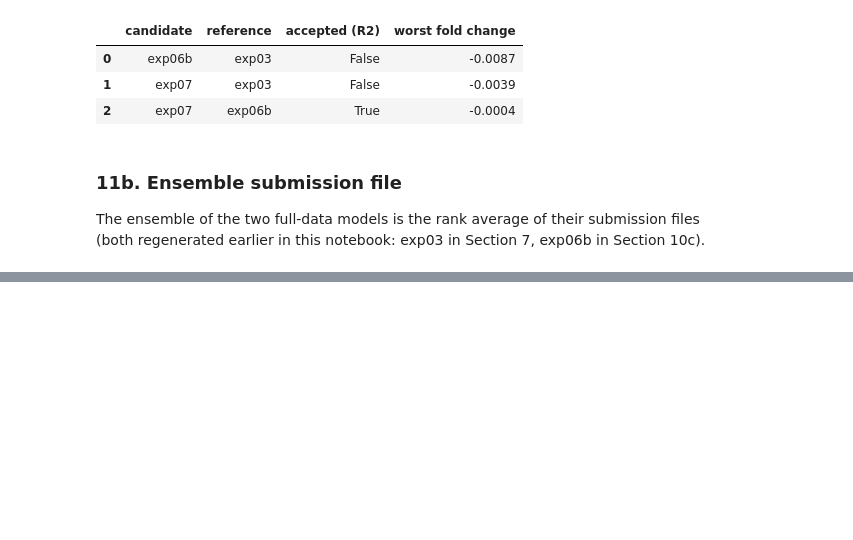
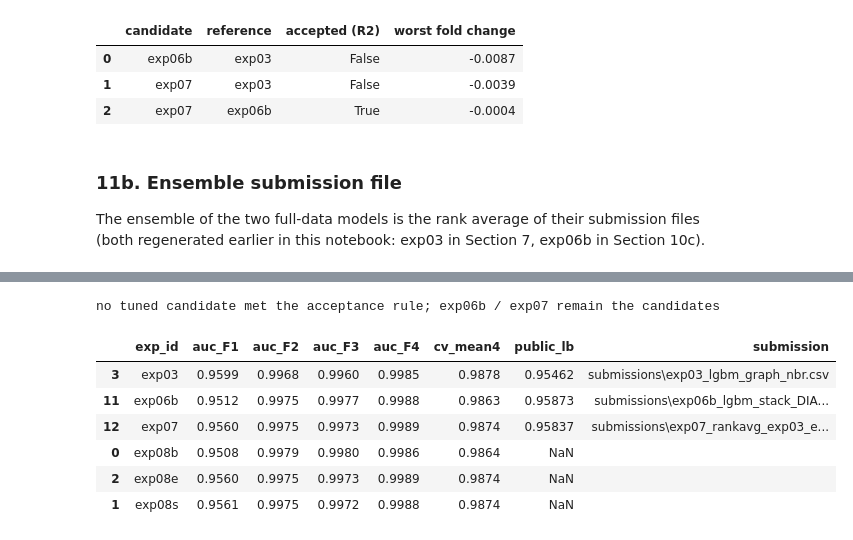
Before and after one commit to tanbeng123/bt4012-e1139091-kaggle-2026, a Jupyter notebook: bt4012_solution.ipynb, the cells around one changed output, grey strips where cells are left out. Drawn from its saved outputs; the diff is of its cells as text; code cells hidden in the pictures; blank space fills up the shorter version.

```diff
--- a/bt4012_solution.ipynb
+++ b/bt4012_solution.ipynb
@@ -751,0 +912,20 @@ saved submissions\exp07_rankavg_exp03_exp06b.csv
+# %%
+ok_b = tune_b[tune_b.worst_fold >= -0.005]           # no fold more than 0.005 worse
+best_b_cfg = json.loads(ok_b.iloc[0].b_config) if len(ok_b) else None
+print('best stage-B config:', best_b_cfg)
+
+if RUN_SEARCH and best_b_cfg is not None:
+    rows = []
+    for _, r in ok_b.head(3).iterrows():
+        t0 = time.time()
+        res = fold_aucs(fold_preds_b(lgbm_params(best_b_cfg), lgbm_params(json.loads(r.b_config))))
+        rows.append({'stage': 'A', 'cfg_id': 'A_' + r.cfg_id, 'b_config': json.dumps(best_b_cfg), 'a_config': r.b_config,
+                     **res, 'sec': round(time.time() - t0)})
+        print(rows[-1]['cfg_id'], {k: round(v, 4) for k, v in res.items()}, f"{rows[-1]['sec']}s")
+    tune = pd.concat([tune, pd.DataFrame(rows)], ignore_index=True)
+    tune.to_csv(TUNE_CACHE, index=False)
+elif RUN_SEARCH:
+    tune.to_csv(TUNE_CACHE, index=False)
+
+both = summarise(tune[(tune.stage == 'A') | (tune.cfg_id == ok_b.iloc[0].cfg_id)] if best_b_cfg else tune.iloc[:0])
+both[['cfg_id', 'a_config'] + list(ALL_FOLDS) + ['mean', 'gain_vs_exp06b', 'worst_fold', 'accepted']].round(4)
@@ -751,0 +982,49 @@ saved submissions\exp07_rankavg_exp03_exp06b.csv
+# %%
+# final fits on all labelled steps 1-35 for accepted candidates only
+saved = {}
+if dec['exp08b'][0]:
+    sc = stage_a_scores(lab_x, test_x, A_COLS) if a_params is None else stage_a_scores_p(lab_x, test_x, A_COLS, a_params)
+    nbs = neighbour_scores(sc)
+    saved['exp08b'] = fit_predict(b_params, lab_x.join(nbs, on='txId'), test_x.join(nbs, on='txId'), STACK_COLS)
+if dec['exp08s'][0]:
+    saved['exp08s'] = fit_predict(b_params, lab_x, test_x, FEATURE_SETS['graph_nbr'])
+if dec['exp08e'][0]:
+    s_single = saved.get('exp08s', pd.read_csv(SUB_DIR / 'exp03_lgbm_graph_nbr.csv').target.values)
+    s_stack = saved.get('exp08b', pd.read_csv(SUB_DIR / 'exp06b_lgbm_stack_DIAGNOSTIC.csv').target.values)
+    saved['exp08e'] = rank_average(s_single, s_stack)
+
+paths = {}
+for e, pred in saved.items():
+    sub = sample[['index']].copy()
+    sub['target'] = pred
+    assert sub.shape == sample.shape and (sub['index'].values == sample['index'].values).all()
+    assert np.isfinite(sub['target']).all() and sub['target'].between(0, 1).all()
+    paths[e] = SUB_DIR / f'{e}_tuned.csv'
+    sub.to_csv(paths[e], index=False)
+    print('saved', paths[e])
+if not saved:
+    print('no tuned candidate met the acceptance rule; exp06b / exp07 remain the candidates')
+
+# log every rebuilt candidate, keeping any recorded public scores
+log = pd.read_csv(LOG)
+new_log = pd.DataFrame([{
+    'exp_id': e, 'model': {'exp08b': 'lgbm 2-stage tuned', 'exp08s': 'lgbm tuned', 'exp08e': 'rank average'}[e],
+    'features': {'exp08b': 'graph_nbr + nb_scores', 'exp08s': 'graph_nbr', 'exp08e': 'single + 2-stage'}[e],
+    'seed': SEED, 'params': f'B={b_params}; A={a_params or "defaults"}',
+    **{f'auc_{f}': round(r[f], 4) for f in ALL_FOLDS},
+    'cv_mean4': round(r['mean'], 4), 'cv_min': round(r[list(ALL_FOLDS)].min(), 4),
+    'submission': str(paths.get(e, '')),
+} for e, r in res8.iterrows()])
+new_log = new_log.merge(log[['exp_id', 'public_lb']], on='exp_id', how='left')
+log = pd.concat([log[~log.exp_id.isin(new_log.exp_id)], new_log]).sort_values('exp_id')
+log.to_csv(LOG, index=False)
+log.loc[log.exp_id.str.startswith(('exp03', 'exp06b', 'exp07', 'exp08')), ['exp_id', 'auc_F1', 'auc_F2', 'auc_F3', 'auc_F4', 'cv_mean4', 'public_lb', 'submission']]
+# %% [output]
+no tuned candidate met the acceptance rule; exp06b / exp07 remain the candidates
+|  | exp_id | auc_F1 | auc_F2 | auc_F3 | auc_F4 | cv_mean4 | public_lb | submission |
+| 3 | exp03 | 0.9599 | 0.9968 | 0.9960 | 0.9985 | 0.9878 | 0.95462 | submissions\exp03_lgbm_graph_nbr.csv |
+| 11 | exp06b | 0.9512 | 0.9975 | 0.9977 | 0.9988 | 0.9863 | 0.95873 | submissions\exp06b_lgbm_stack_DIA... |
+| 12 | exp07 | 0.9560 | 0.9975 | 0.9973 | 0.9989 | 0.9874 | 0.95837 | submissions\exp07_rankavg_exp03_e... |
+| 0 | exp08b | 0.9508 | 0.9979 | 0.9980 | 0.9986 | 0.9864 | NaN |  |
+| 2 | exp08e | 0.9560 | 0.9975 | 0.9973 | 0.9989 | 0.9874 | NaN |  |
+| 1 | exp08s | 0.9561 | 0.9975 | 0.9972 | 0.9988 | 0.9874 | NaN |  |
```
Also changed, not shown: parts of 16 cells of this notebook, 2 other files.
